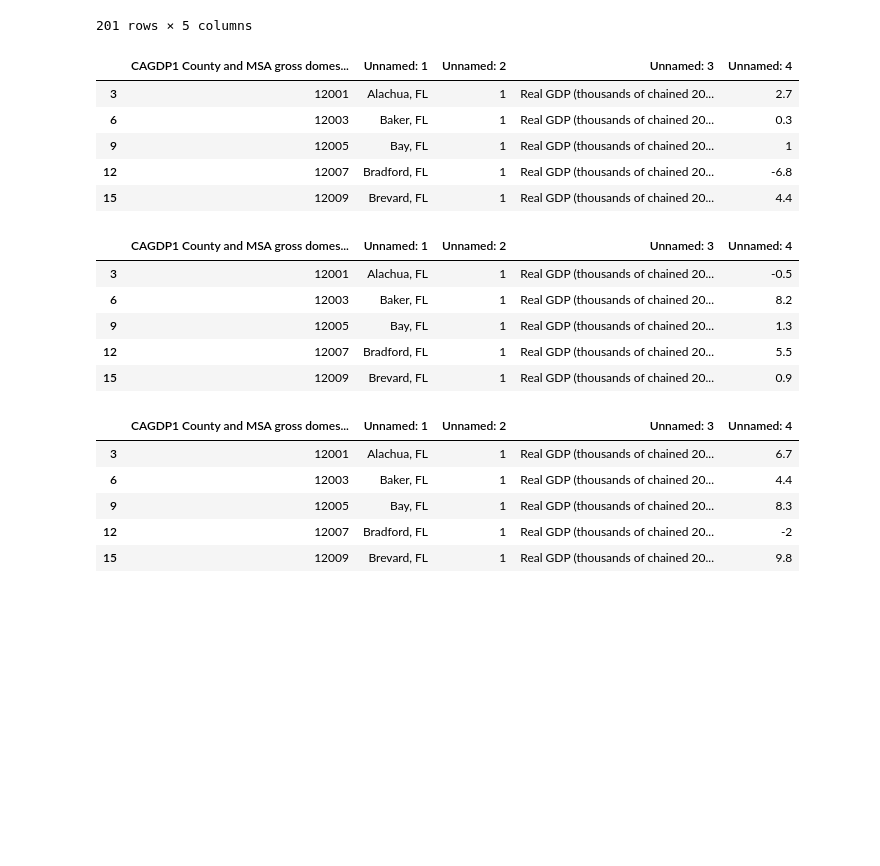
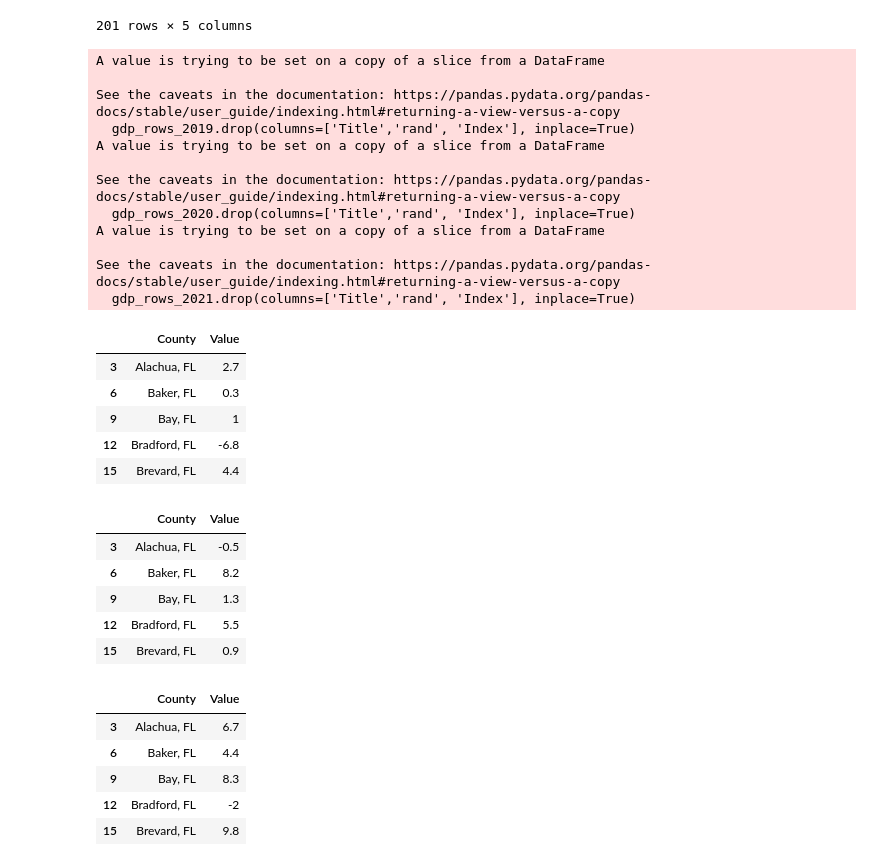
Before and after one commit to UDoWhile/Project-1, a Jupyter notebook: main_antoine.ipynb, the cells around one changed output. Cells and saved outputs as stored; diff of their text form; code cells hidden in the pictures; blank space fills up the shorter version.

```diff
--- a/main_antoine.ipynb
+++ b/main_antoine.ipynb
@@ -24,7 +10,7 @@ florida_zillow = zillow_df[['Florida']]
 # %%
-florida_2019_df = pd.read_csv('Florida_2019_all_counties.csv')
-florida_2020_df = pd.read_csv('Florida_2020_all_counties.csv')
-florida_2021_df = pd.read_csv('Florida_2021_all_counties.csv')
+florida_2019_df = pd.read_csv('Resources/Florida_2019_all_counties.csv')
+florida_2020_df = pd.read_csv('Resources/Florida_2020_all_counties.csv')
+florida_2021_df = pd.read_csv('Resources/Florida_2021_all_counties.csv')
 
 #florida_2019_df
 # %%
@@ -141,27 +122,44 @@ clean_2021
 # %%
 gdp_rows_2019 = clean_2019[clean_2019['Unnamed: 3'].str.contains('Real GDP \(thousands of chained 2017 dollars\)')]
 gdp_rows_2020 = clean_2020[clean_2020['Unnamed: 3'].str.contains('Real GDP \(thousands of chained 2017 dollars\)')]
 gdp_rows_2021 = clean_2021[clean_2021['Unnamed: 3'].str.contains('Real GDP \(thousands of chained 2017 dollars\)')]
-
+gdp_rows_2019.columns = ['Index' , 'County', 'rand','Title','Value']
+gdp_rows_2020.columns = ['Index' , 'County', 'rand','Title','Value']
+gdp_rows_2021.columns = ['Index' , 'County', 'rand','Title','Value']
+gdp_rows_2019.drop(columns=['Title','rand', 'Index'], inplace=True)
+gdp_rows_2020.drop(columns=['Title','rand', 'Index'], inplace=True)
+gdp_rows_2021.drop(columns=['Title','rand', 'Index'], inplace=True)
 display(gdp_rows_2019.head())
 display(gdp_rows_2020.head())
 display(gdp_rows_2021.head())
 # %% [output]
+A value is trying to be set on a copy of a slice from a DataFrame
+
+See the caveats in the documentation: https://pandas.pydata.org/pandas-docs/stable/user_guide/indexing.html#returning-a-view-versus-a-copy
+  gdp_rows_2019.drop(columns=['Title','rand', 'Index'], inplace=True)
+A value is trying to be set on a copy of a slice from a DataFrame
+
+See the caveats in the documentation: https://pandas.pydata.org/pandas-docs/stable/user_guide/indexing.html#returning-a-view-versus-a-copy
+  gdp_rows_2020.drop(columns=['Title','rand', 'Index'], inplace=True)
+A value is trying to be set on a copy of a slice from a DataFrame
+
+See the caveats in the documentation: https://pandas.pydata.org/pandas-docs/stable/user_guide/indexing.html#returning-a-view-versus-a-copy
+  gdp_rows_2021.drop(columns=['Title','rand', 'Index'], inplace=True)
-|  | CAGDP1 County and MSA gross domes... | Unnamed: 1 | Unnamed: 2 | Unnamed: 3 | Unnamed: 4 |
-| 3 | 12001 | Alachua, FL | 1 | Real GDP (thousands of chained 20... | 2.7 |
-| 6 | 12003 | Baker, FL | 1 | Real GDP (thousands of chained 20... | 0.3 |
-| 9 | 12005 | Bay, FL | 1 | Real GDP (thousands of chained 20... | 1 |
-| 12 | 12007 | Bradford, FL | 1 | Real GDP (thousands of chained 20... | -6.8 |
-| 15 | 12009 | Brevard, FL | 1 | Real GDP (thousands of chained 20... | 4.4 |
+|  | County | Value |
+| 3 | Alachua, FL | 2.7 |
+| 6 | Baker, FL | 0.3 |
+| 9 | Bay, FL | 1 |
+| 12 | Bradford, FL | -6.8 |
+| 15 | Brevard, FL | 4.4 |
-|  | CAGDP1 County and MSA gross domes... | Unnamed: 1 | Unnamed: 2 | Unnamed: 3 | Unnamed: 4 |
-| 3 | 12001 | Alachua, FL | 1 | Real GDP (thousands of chained 20... | -0.5 |
-| 6 | 12003 | Baker, FL | 1 | Real GDP (thousands of chained 20... | 8.2 |
-| 9 | 12005 | Bay, FL | 1 | Real GDP (thousands of chained 20... | 1.3 |
-| 12 | 12007 | Bradford, FL | 1 | Real GDP (thousands of chained 20... | 5.5 |
-| 15 | 12009 | Brevard, FL | 1 | Real GDP (thousands of chained 20... | 0.9 |
+|  | County | Value |
+| 3 | Alachua, FL | -0.5 |
+| 6 | Baker, FL | 8.2 |
+| 9 | Bay, FL | 1.3 |
+| 12 | Bradford, FL | 5.5 |
+| 15 | Brevard, FL | 0.9 |
-|  | CAGDP1 County and MSA gross domes... | Unnamed: 1 | Unnamed: 2 | Unnamed: 3 | Unnamed: 4 |
-| 3 | 12001 | Alachua, FL | 1 | Real GDP (thousands of chained 20... | 6.7 |
-| 6 | 12003 | Baker, FL | 1 | Real GDP (thousands of chained 20... | 4.4 |
-| 9 | 12005 | Bay, FL | 1 | Real GDP (thousands of chained 20... | 8.3 |
-| 12 | 12007 | Bradford, FL | 1 | Real GDP (thousands of chained 20... | -2 |
-| 15 | 12009 | Brevard, FL | 1 | Real GDP (thousands of chained 20... | 9.8 |
+|  | County | Value |
+| 3 | Alachua, FL | 6.7 |
+| 6 | Baker, FL | 4.4 |
+| 9 | Bay, FL | 8.3 |
+| 12 | Bradford, FL | -2 |
+| 15 | Brevard, FL | 9.8 |
```
Also changed, not shown: parts of 9 cells of this notebook.
